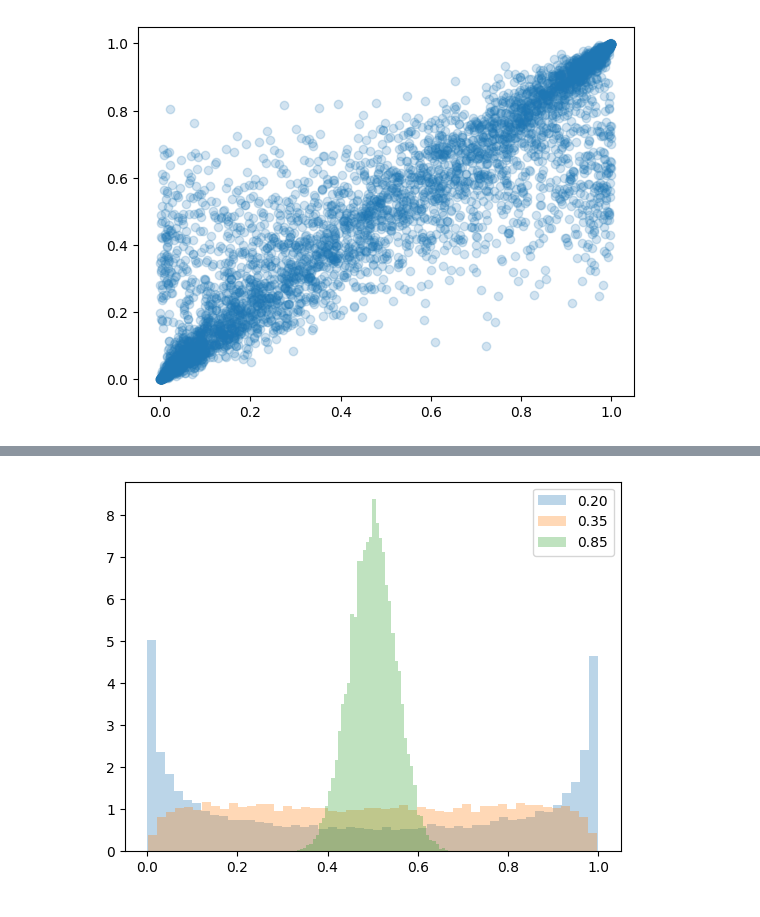
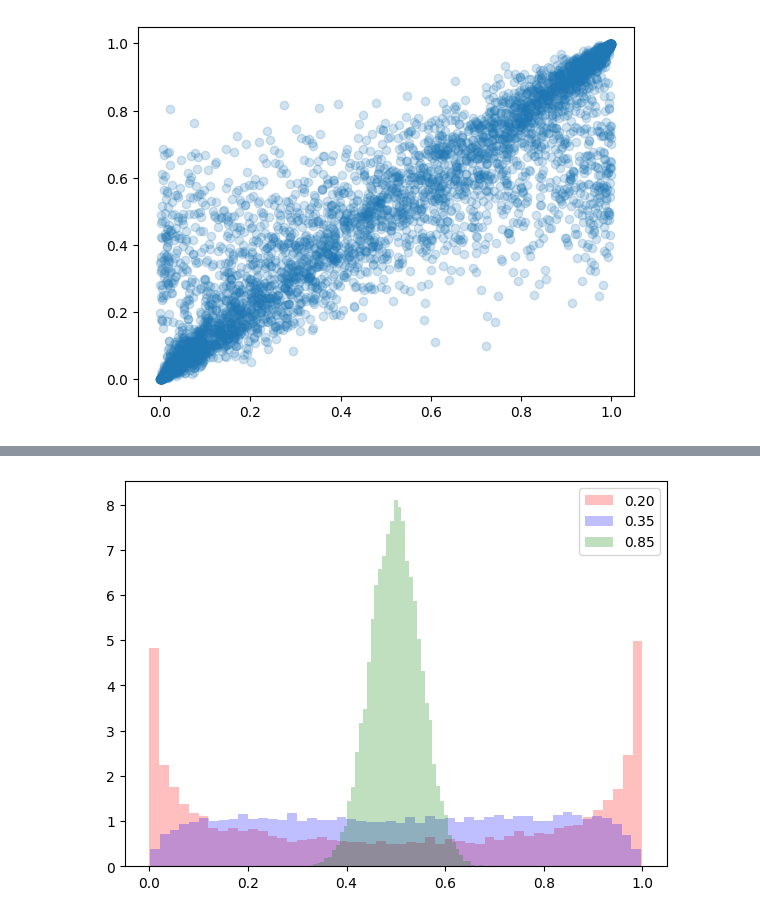
Before and after one commit to ChristopheMuller/logistic_with_NAs, a Jupyter notebook: 2_investigate_data.ipynb, the cells around one changed output, grey strips where cells are left out. Saved outputs shown, nothing was run; the diff lists cells and outputs as text; code cells hidden in the pictures.

Commit message:
bug in classification error + threshold plot

```diff
--- a/2_investigate_data.ipynb
+++ b/2_investigate_data.ipynb
@@ -26,28 +60,37 @@ plt.show()
 # %%
 #################
 ## Distri of p ##
 #################
 
-r = 2
+plt.figure(figsize=(7, 5))
 
-set_up = f"LOG_n115000_d5_corr033_prcNA035_cent02_rep{r}"
-true = load_data(set_up, data_type="test", exp="ExpB")
-y_probs_true = true["y_probs"]
+all_y_probs_true = [[],[],[]]
 
-set_upB = f"LOG_n115000_d5_corr033_prcNA035_cent035_rep{r}"
-expB = "ExpB"
-trueB = load_data(set_upB, data_type="test", exp=expB)
-y_probs_trueB = trueB["y_probs"]
+for r in range(5):
+    set_up = f"LOG_n115000_d5_corr033_prcNA035_cent02_rep{r}"
+    true = load_data(set_up, data_type="test", exp="ExpB")
+    y_probs_true = true["y_probs"]
 
-set_upC = f"LOG_n115000_d5_corr033_prcNA035_cent085_rep{r}"
-expC = "ExpB"
-trueC = load_data(set_upC, data_type="test", exp=expC)
-y_probs_trueC = trueC["y_probs"]
+    set_upB = f"LOG_n115000_d5_corr033_prcNA035_cent035_rep{r}"
+    expB = "ExpB"
+    trueB = load_data(set_upB, data_type="test", exp=expB)
+    y_probs_trueB = trueB["y_probs"]
 
-plt.hist(y_probs_true, bins=50, alpha=0.3, label="0.20", density=True)
-plt.hist(y_probs_trueB, bins=50, alpha=0.3, label="0.35", density=True)
-plt.hist(y_probs_trueC, bins=50, alpha=0.3, label="0.85", density=True)
+    set_upC = f"LOG_n115000_d5_corr033_prcNA035_cent085_rep{r}"
+    expC = "ExpB"
+    trueC = load_data(set_upC, data_type="test", exp=expC)
+    y_probs_trueC = trueC["y_probs"]
+
+    all_y_probs_true[0].extend(y_probs_true)
+    all_y_probs_true[1].extend(y_probs_trueB)
+    all_y_probs_true[2].extend(y_probs_trueC)
+
+plt.hist(y_probs_true, bins=50, alpha=0.25, label="0.20", density=True, color="red")
+plt.hist(y_probs_trueB, bins=50, alpha=0.25, label="0.35", density=True, color="blue")
+plt.hist(y_probs_trueC, bins=50, alpha=0.25, label="0.85", density=True, color="green")
+
 plt.legend()
+# plt.savefig("data/ExpB/figures/hist_probs.pdf")
 plt.show()
 # %% [output]
-[figure, old version]
+[figure, new version]
```
Also changed, not shown: parts of 1 cell of this notebook, 7 other files.
